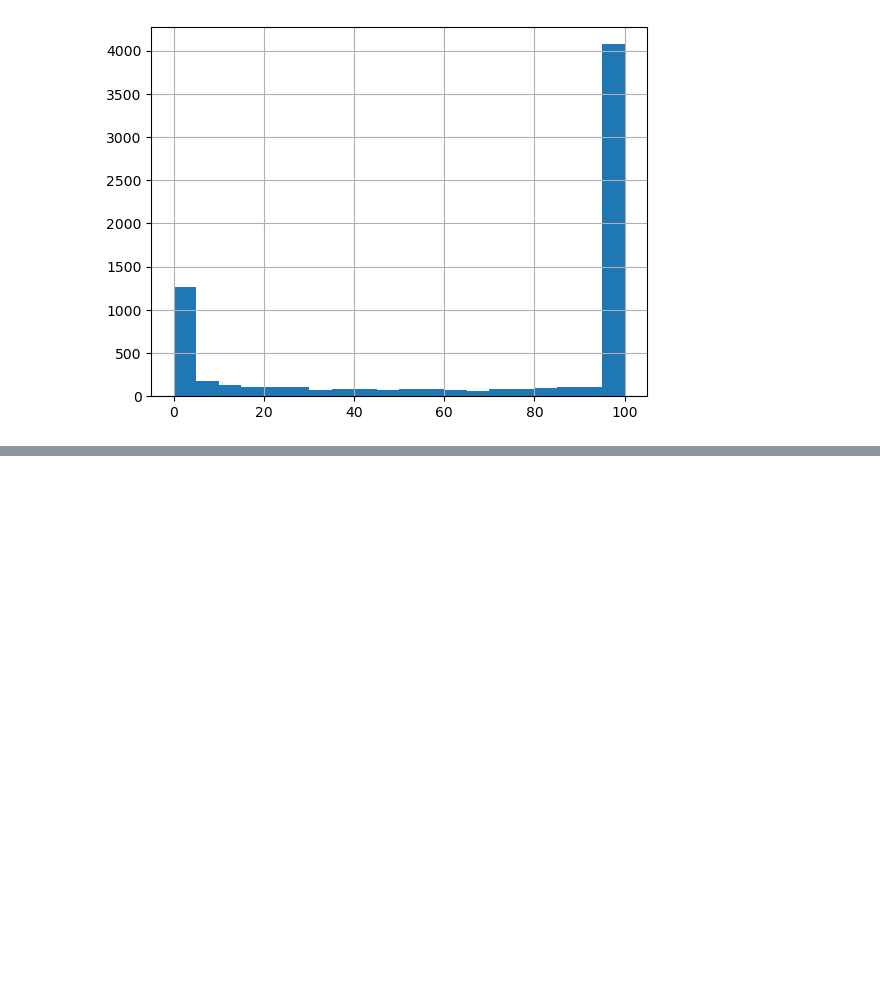
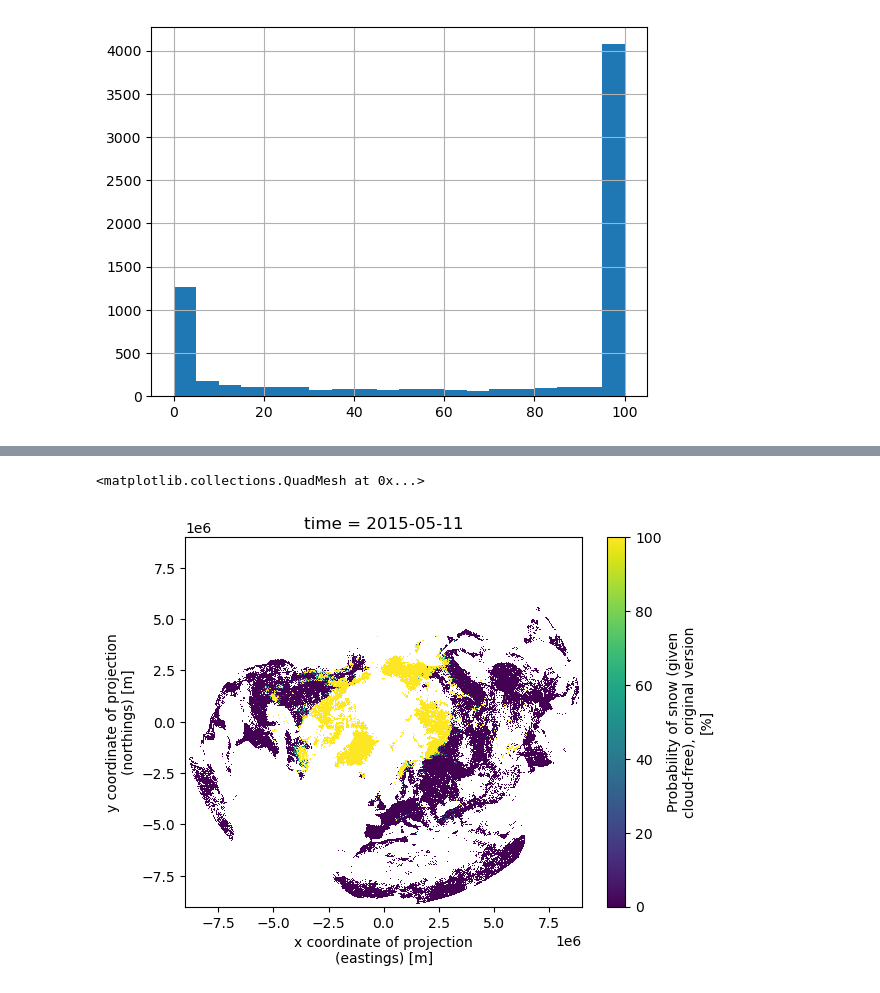
Before and after one commit to carlos9917/cerise_snow_verif, a Jupyter notebook: notebooks/eda_snow_distribution.ipynb, the cells around one changed output, grey strips where cells are left out. Drawn from its saved outputs; the diff is of its cells as text; code cells hidden in the pictures; blank space fills up the shorter version.

```diff
--- a/notebooks/eda_snow_distribution.ipynb
+++ b/notebooks/eda_snow_distribution.ipynb
@@ -86,3 +98,6 @@ fcst["fscov"][24,:,:].plot.hist()
 #       fcst = ecc.codes_get_values(msg)
 #
 #file.close()
+# %%
+obs_nc  = os.path.join(grib_data,"daily-avhrr-sce-nhl_ease-50_201505111200.nc")
+obs_ease = xr.open_dataset(obs_nc,engine='netcdf4')
@@ -94,0 +131,5 @@ ValueError: autodetected range of [nan, nan] is not finite
+# %%
+obs_ease["prob_snow_o"][0,:,:].plot()
+# %% [output]
+<matplotlib.collections.QuadMesh at 0x...>
+[figure, added]
```
Also changed, not shown: parts of 11 cells of this notebook, 22 other files.
